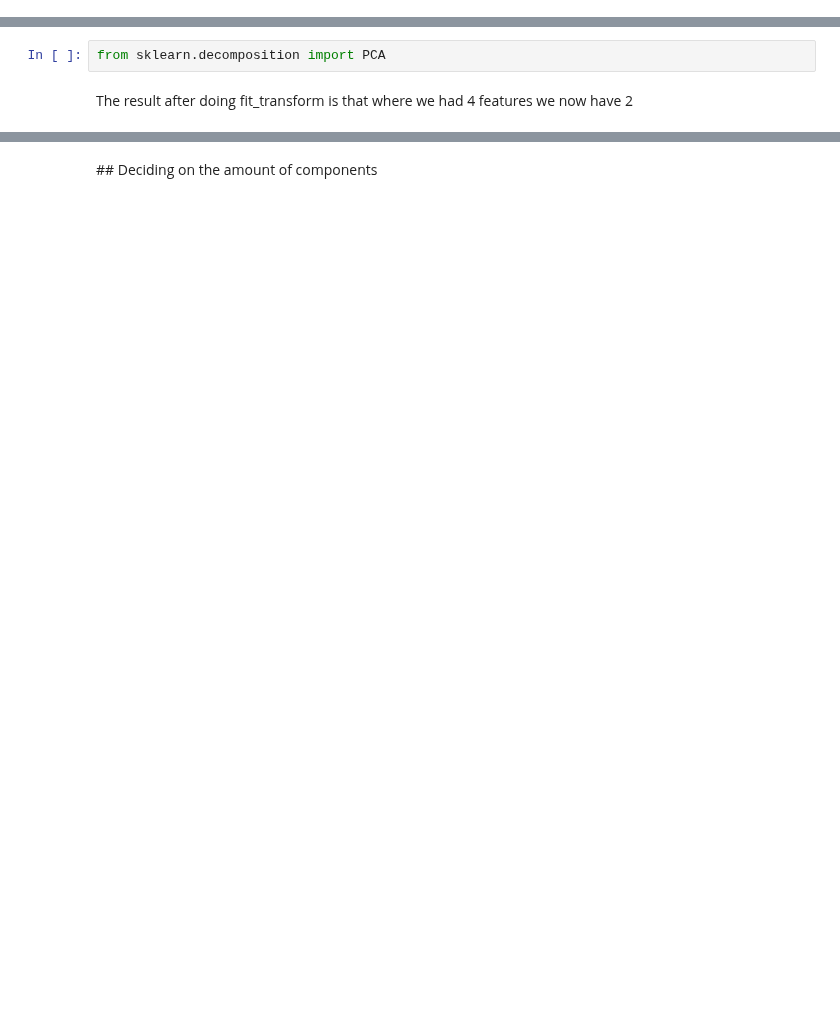
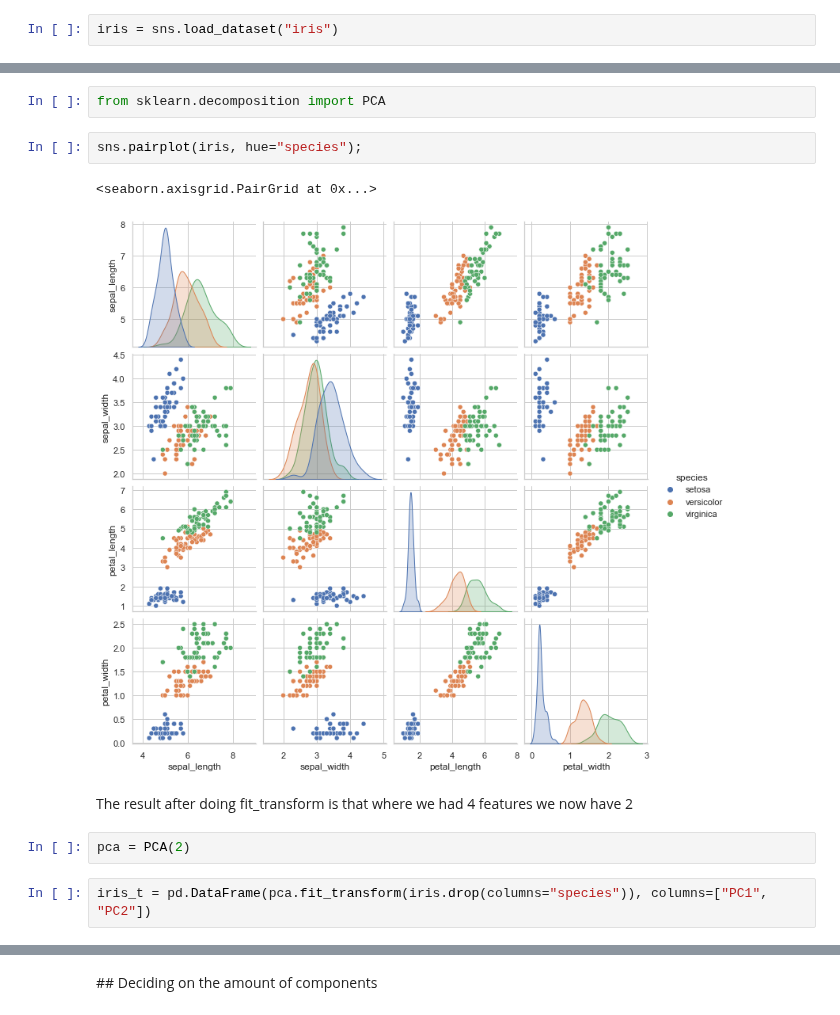
Before and after one commit to Ironhack-data-bcn-oct-2022/lectures, a Jupyter notebook: week-7/05 - Intro_unsupervised.ipynb, the cells around one changed output, grey strips where cells are left out. Cells and saved outputs as stored; diff of their text form; blank space fills up the shorter version.

```diff
--- a/week-7/05 - Intro_unsupervised.ipynb
+++ b/week-7/05 - Intro_unsupervised.ipynb
@@ -63,3 +63,5 @@ Principal Component Analysis (PCA) is a statistical method that allows simplifyi
 Principal Component Analysis belongs to the family of techniques known as unsupervised learning. The supervised learning methods described in previous chapters have the objective of predicting a response variable Y from a series of predictors. To do this, we have p characteristics (X1, X2 … Xp) and the response variable Y measured in n observations. In the case of unsupervised learning, the response variable Y is not taken into account since the objective is not to predict Y but to extract information using the predictors, for example, to identify subgroups. The main problem faced by unsupervised learning methods is the difficulty in validating the results given that there is no response variable available that allows them to be contrasted.
 
 The PCA method therefore allows "condensing" the information provided by multiple variables into just a few components. This makes it a very useful method to apply after using other statistical techniques such as regression, clustering... Even so, we must not forget that it is still necessary to have the value of the original variables to calculate the components.
+# %%
+iris = sns.load_dataset("iris")
@@ -66,4 +86,13 @@ The PCA method therefore allows "condensing" the information provided by multipl
 # %%
 from sklearn.decomposition import PCA
+# %%
+sns.pairplot(iris, hue="species");
+# %% [output]
+<seaborn.axisgrid.PairGrid at 0x...>
+[figure, added]
 # %% [markdown]
 The result after doing fit_transform is that where we had 4 features we now have 2
+# %%
+pca = PCA(2)
+# %%
+iris_t = pd.DataFrame(pca.fit_transform(iris.drop(columns="species")), columns=["PC1", "PC2"])
```
Also changed, not shown: parts of 37 cells of this notebook, 10 other files.
